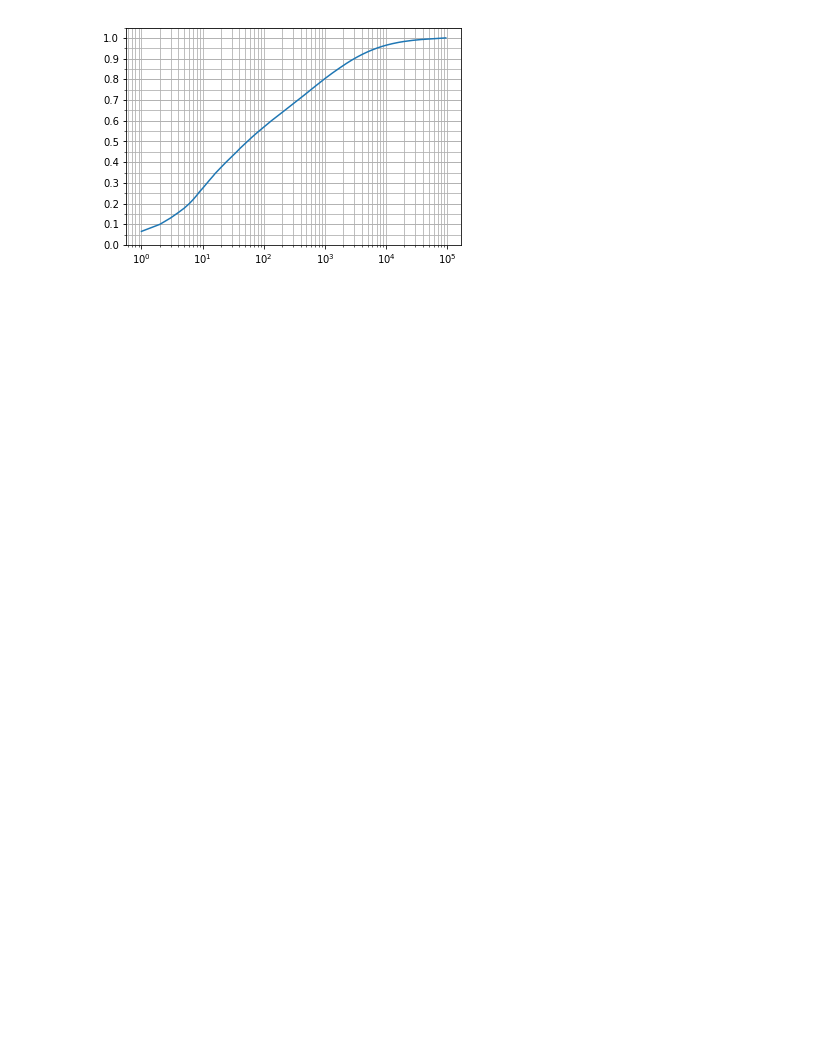
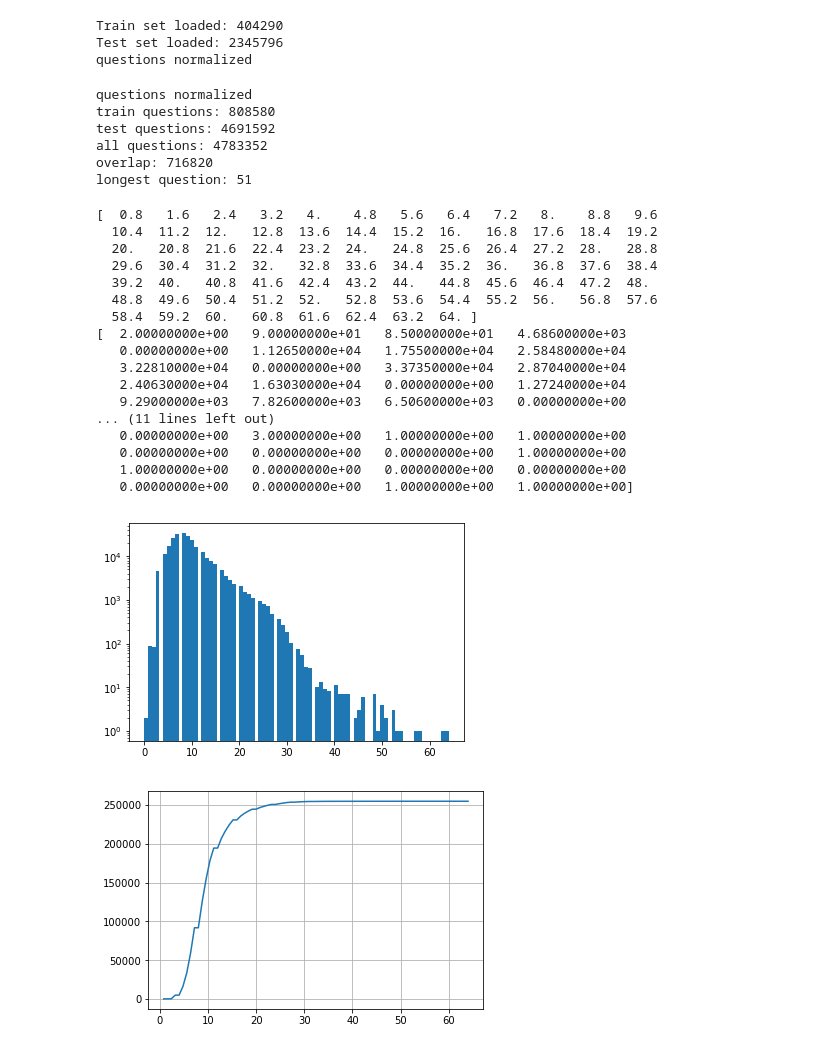
Before and after one commit to imandr/questions, a Jupyter notebook: tools/embedding.ipynb, the cells around one changed output. Cells and saved outputs as stored; diff of their text form; code cells hidden in the pictures; blank space fills up the shorter version.

```diff
--- a/tools/embedding.ipynb
+++ b/tools/embedding.ipynb
@@ -95,4 +99,0 @@ test_frequencies = word_frequencies(test_questions)
-# %%
-plot_cumulative([n for w, n in test_frequencies])
-# %% [output]
-[figure, removed]
@@ -101,0 +100,75 @@ all_frequencies = word_frequencies(all_questions)
+# %%
+train_df=pd.read_csv("/Users/igorvm/Projects/Neural/questions/data/train.csv")
+train_df.fillna("", inplace=True)
+print "Train set loaded:", len(train_df)
+
+test_df = pd.read_csv("/Users/igorvm/Projects/Neural/questions/data/test.csv")
+test_df.fillna("", inplace=True)
+print "Test set loaded:", len(test_df)
+# %% [output]
+Train set loaded: 404290
+Test set loaded: 2345796
+questions normalized
+# %%
+test_questions = map(normalize_question, test_df["question1"].tolist() + test_df["question2"].tolist())
+train_questions = map(normalize_question, train_df["question1"].tolist() + train_df["question2"].tolist())
+
+print "questions normalized"
+
+all_questions = set(test_questions) | set(train_questions)    # normalized already
+
+print "train questions:", len(train_questions)
+print "test questions:", len(test_questions)
+print "all questions:", len(all_questions)
+print "overlap:", len(train_questions) + len(test_questions) - len(all_questions)
+print "longest question:", np.max(map(lambda q: len(q.split()), all_questions))
+# %% [output]
+questions normalized
+train questions: 808580
+test questions: 4691592
+all questions: 4783352
+overlap: 716820
+longest question: 51
+# %%
+nonmatch_pairs = [(q1.split(), q2.split()) for
+    i, q1, q2, dup in train_df[["question1", "question2","is_duplicate"]].itertuples()
+    if not dup]
+
+l = [min(len(q1), len(q2)) for q1, q2 in nonmatch_pairs]
+# %%
+hist_y, hist_x, _ = plt.hist(l, bins=80)
+hist_x = hist_x[1:]
+print hist_x
+print hist_y
+
+cumulative = [np.sum(hist_y[:i+1]) for i in range(len(hist_y))]
+
+plt.yscale("log")
+
+plt.show()
+
+fig = plt.figure()
+ax = fig.add_subplot(1,1,1)
+ax.plot(hist_x, cumulative)
+ax.grid(True, which="both")
+plt.show()
+# %% [output]
+[  0.8   1.6   2.4   3.2   4.    4.8   5.6   6.4   7.2   8.    8.8   9.6
+  10.4  11.2  12.   12.8  13.6  14.4  15.2  16.   16.8  17.6  18.4  19.2
+  20.   20.8  21.6  22.4  23.2  24.   24.8  25.6  26.4  27.2  28.   28.8
+  29.6  30.4  31.2  32.   32.8  33.6  34.4  35.2  36.   36.8  37.6  38.4
+  39.2  40.   40.8  41.6  42.4  43.2  44.   44.8  45.6  46.4  47.2  48.
+  48.8  49.6  50.4  51.2  52.   52.8  53.6  54.4  55.2  56.   56.8  57.6
+  58.4  59.2  60.   60.8  61.6  62.4  63.2  64. ]
+[  2.00000000e+00   9.00000000e+01   8.50000000e+01   4.68600000e+03
+   0.00000000e+00   1.12650000e+04   1.75500000e+04   2.58480000e+04
+   3.22810000e+04   0.00000000e+00   3.37350000e+04   2.87040000e+04
+   2.40630000e+04   1.63030000e+04   0.00000000e+00   1.27240000e+04
+   9.29000000e+03   7.82600000e+03   6.50600000e+03   0.00000000e+00
+... (11 lines left out)
+   0.00000000e+00   3.00000000e+00   1.00000000e+00   1.00000000e+00
+   0.00000000e+00   0.00000000e+00   0.00000000e+00   1.00000000e+00
+   1.00000000e+00   0.00000000e+00   0.00000000e+00   0.00000000e+00
+   0.00000000e+00   0.00000000e+00   1.00000000e+00   1.00000000e+00]
+[figure, added]
+[figure, added]
```
Also changed, not shown: parts of 18 cells of this notebook, 6 other files.
